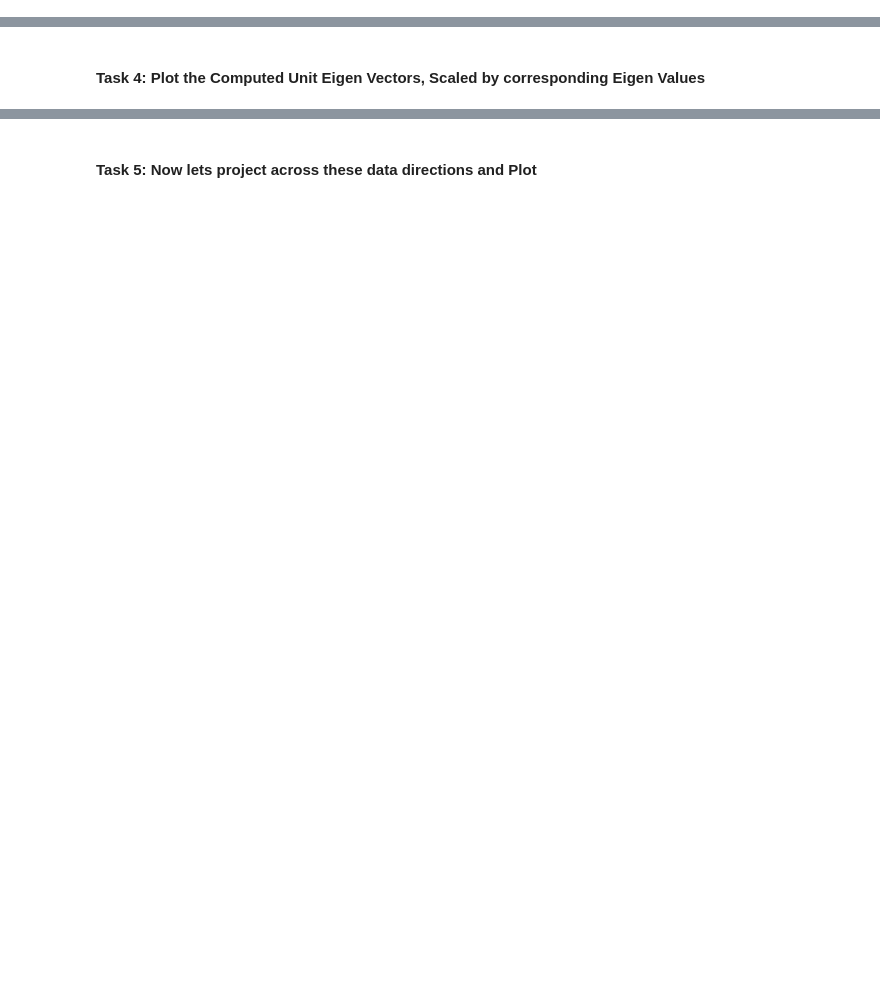
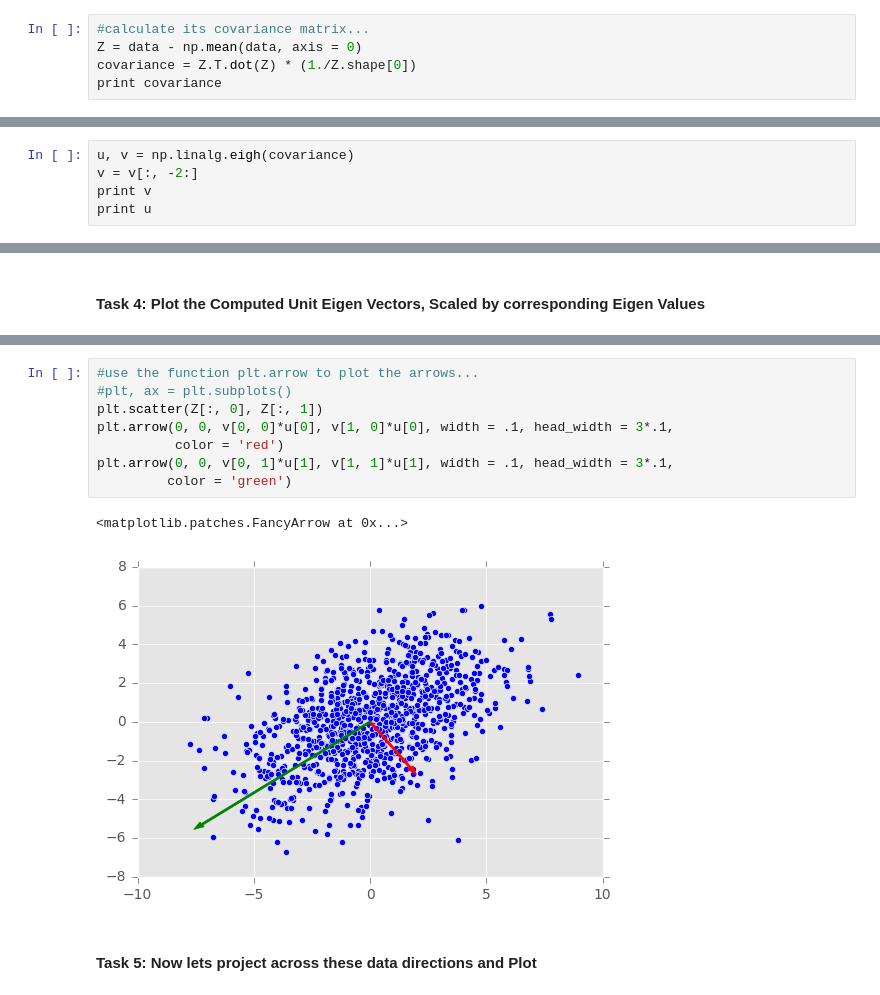
Before and after one commit to muneebaadil/CS429-Data-Mining-NUCES, a Jupyter notebook: Assignments/Assignment01/Assignment_1c.ipynb, the cells around one changed output, grey strips where cells are left out. Cells and saved outputs as stored; diff of their text form; blank space fills up the shorter version.

```diff
--- a/Assignments/Assignment01/Assignment_1c.ipynb
+++ b/Assignments/Assignment01/Assignment_1c.ipynb
@@ -137,0 +133,5 @@ plt.scatter(data[:,0],data[:,1])
+# %%
+#calculate its covariance matrix...
+Z = data - np.mean(data, axis = 0)
+covariance = Z.T.dot(Z) * (1./Z.shape[0])
+print covariance
@@ -150,3 +150,8 @@ print u2, w[1]
 # %% [output]
 [ 0.59140666 -0.80637347] 2.6362840318
 [-0.80637347 -0.59140666] 9.66976584829
+# %%
+u, v = np.linalg.eigh(covariance)
+v = v[:, -2:]
+print v
+print u
@@ -163,3 +172,14 @@ print u2, w[1]
+# %%
+#use the function plt.arrow to plot the arrows...
+#plt, ax = plt.subplots()
+plt.scatter(Z[:, 0], Z[:, 1])
+plt.arrow(0, 0, v[0, 0]*u[0], v[1, 0]*u[0], width = .1, head_width = 3*.1,
+          color = 'red')
+plt.arrow(0, 0, v[0, 1]*u[1], v[1, 1]*u[1], width = .1, head_width = 3*.1,
+         color = 'green')
+# %% [output]
+<matplotlib.patches.FancyArrow at 0x...>
+[figure, added]
 # %% [markdown]
 #### Task 5:  Now lets project across these data directions and Plot
 # %%
```
Also changed, not shown: parts of 15 cells of this notebook.
